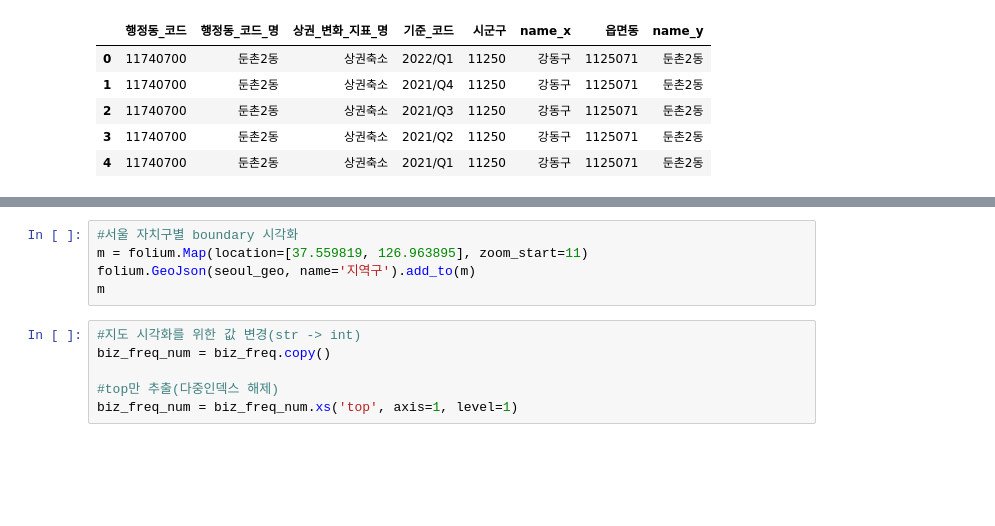
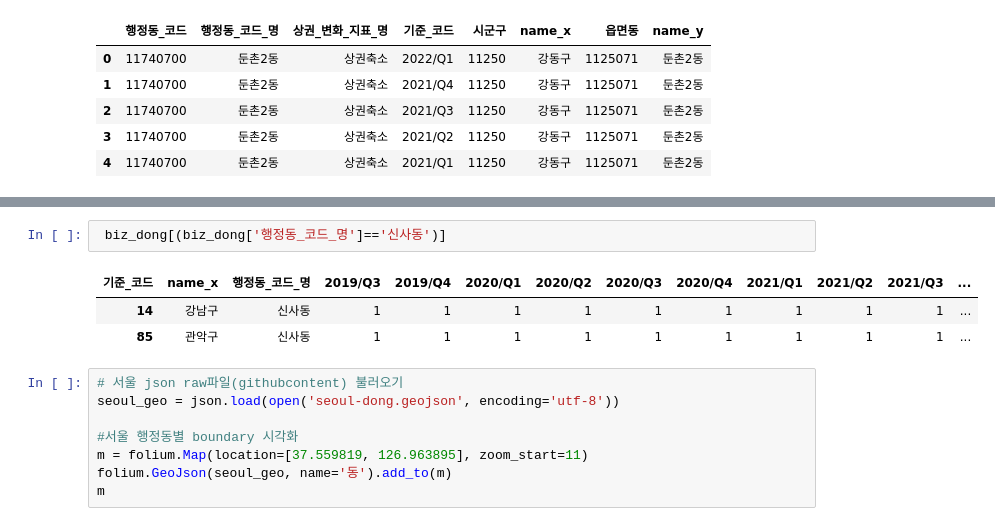
Before and after one commit to YongWanJin/KDTteam5_semiproject, a Jupyter notebook: code/상권변화지표_행정동별.ipynb, the cells around one changed output, grey strips where cells are left out. Cells and saved outputs as stored; diff of their text form; blank space fills up the shorter version.

Commit message:
상권변화지표_행정동별 2019년 3분기 지도 시각화 완료
1. Colaboratory를 통해 생성됨
2. 구단위, 동단위 각각 지도 시각화 추가

```diff
--- a/code/상권변화지표_행정동별.ipynb
+++ b/code/상권변화지표_행정동별.ipynb
@@ -311,11 +382,14 @@ seoul_geo = json.loads(c)
+# %%
+ biz_dong[(biz_dong['행정동_코드_명']=='신사동')]
+# %% [output]
+| 기준_코드 | name_x | 행정동_코드_명 | 2019/Q3 | 2019/Q4 | 2020/Q1 | 2020/Q2 | 2020/Q3 | 2020/Q4 | 2021/Q1 | 2021/Q2 | 2021/Q3 | ... |
+| 14 | 강남구 | 신사동 | 1 | 1 | 1 | 1 | 1 | 1 | 1 | 1 | 1 | ... |
+| 85 | 관악구 | 신사동 | 1 | 1 | 1 | 1 | 1 | 1 | 1 | 1 | 1 | ... |
 # %%
-#서울 자치구별 boundary 시각화
+# 서울 json raw파일(githubcontent) 불러오기
+seoul_geo = json.load(open('seoul-dong.geojson', encoding='utf-8'))
+
+#서울 행정동별 boundary 시각화
 m = folium.Map(location=[37.559819, 126.963895], zoom_start=11)
-folium.GeoJson(seoul_geo, name='지역구').add_to(m)
+folium.GeoJson(seoul_geo, name='동').add_to(m)
 m
-# %%
-#지도 시각화를 위한 값 변경(str -> int)
-biz_freq_num = biz_freq.copy()
-
-#top만 추출(다중인덱스 해제)
-biz_freq_num = biz_freq_num.xs('top', axis=1, level=1)
```
Also changed, not shown: parts of 19 cells of this notebook.
